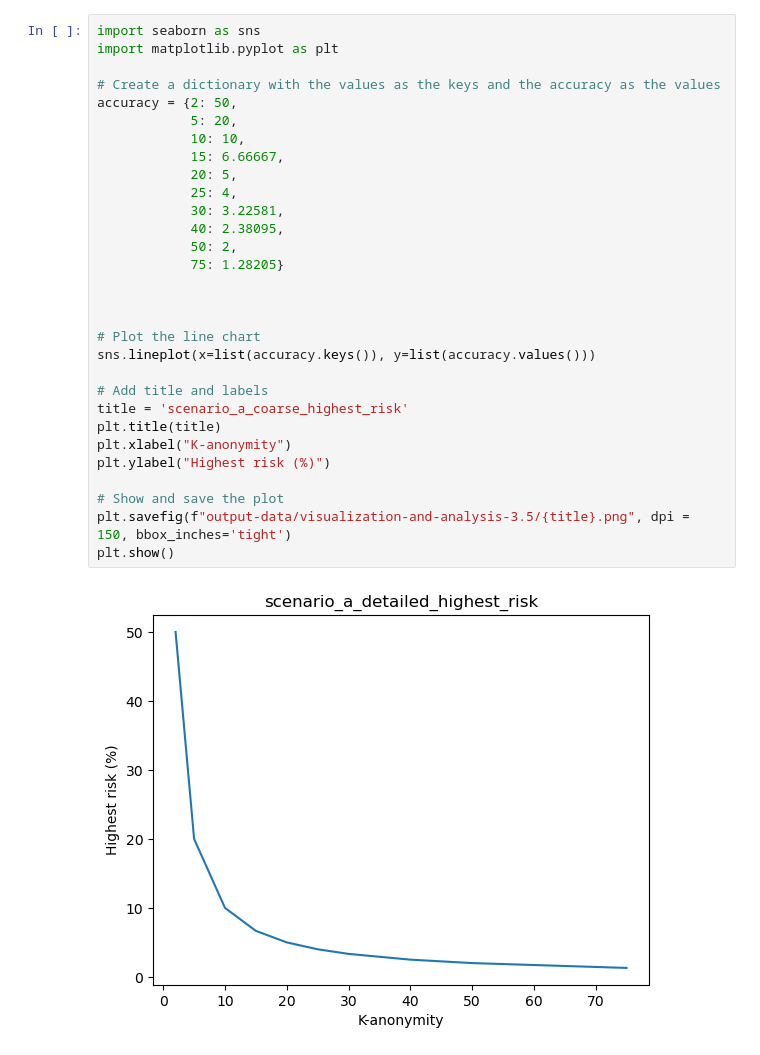
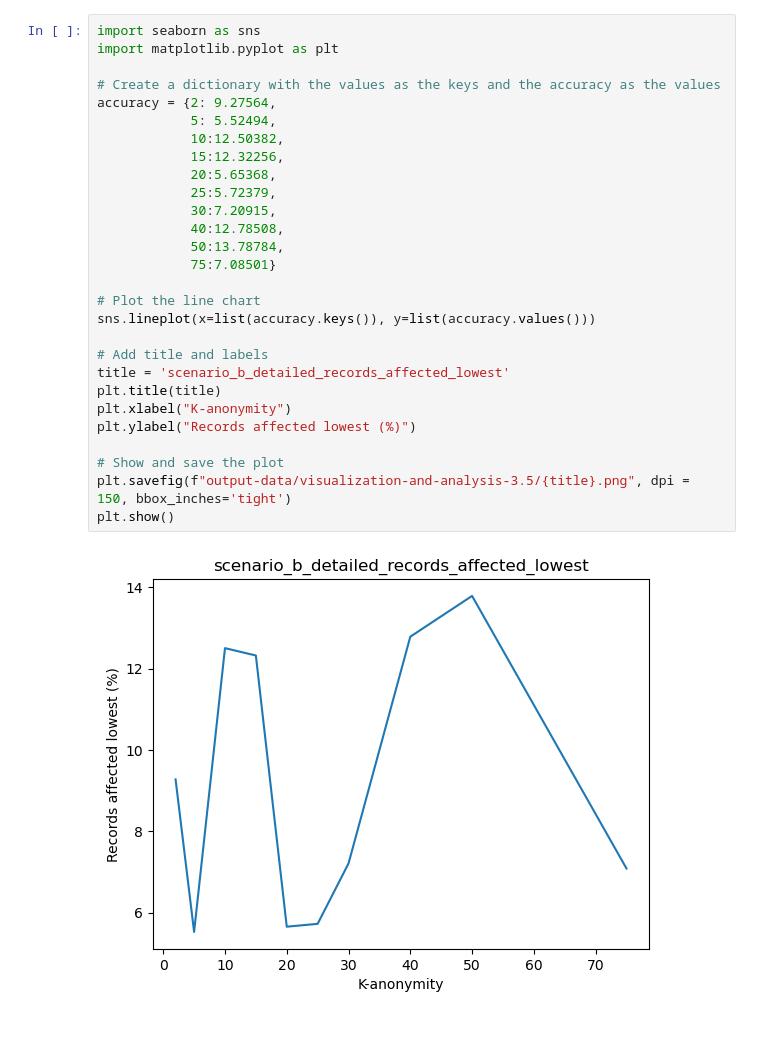
Before and after one commit to basekkelenkamp/taxonomy_tree_creator, a Jupyter notebook: 3_5 visualization and analysis.ipynb, the cells around one changed output. Cells and saved outputs as stored; diff of their text form.

Commit message:
Working on visualisation

```diff
--- a/3_5 visualization and analysis.ipynb
+++ b/3_5 visualization and analysis.ipynb
@@ -1,32 +1,30 @@
 # %%
 import seaborn as sns
 import matplotlib.pyplot as plt
 
 # Create a dictionary with the values as the keys and the accuracy as the values
-accuracy = {2: 50,
-            5: 20,
-            10: 10,
-            15: 6.66667,
-            20: 5,
-            25: 4,
-            30: 3.22581,
-            40: 2.38095,
-            50: 2,
-            75: 1.28205}
-
-
+accuracy = {2: 9.27564,
+            5: 5.52494,
+            10:12.50382,
+            15:12.32256,
+            20:5.65368,
+            25:5.72379,
+            30:7.20915,
+            40:12.78508,
+            50:13.78784,
+            75:7.08501}
 
 # Plot the line chart
 sns.lineplot(x=list(accuracy.keys()), y=list(accuracy.values()))
 
 # Add title and labels
-title = 'scenario_a_coarse_highest_risk'
+title = 'scenario_b_detailed_records_affected_lowest'
 plt.title(title)
 plt.xlabel("K-anonymity")
-plt.ylabel("Highest risk (%)")
+plt.ylabel("Records affected lowest (%)")
 
 # Show and save the plot
 plt.savefig(f"output-data/visualization-and-analysis-3.5/{title}.png", dpi = 150, bbox_inches='tight')
 plt.show()
 # %% [output]
-[figure, old version]
+[figure, new version]
```
Also changed, not shown: 2 other files.
